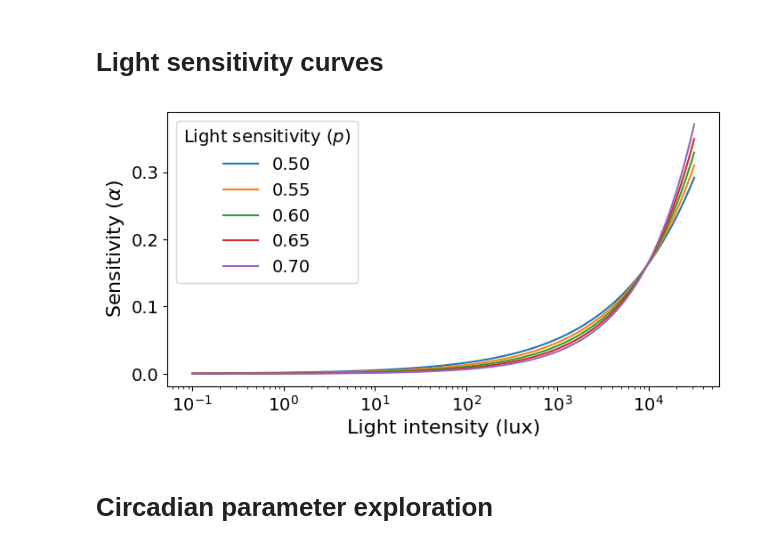
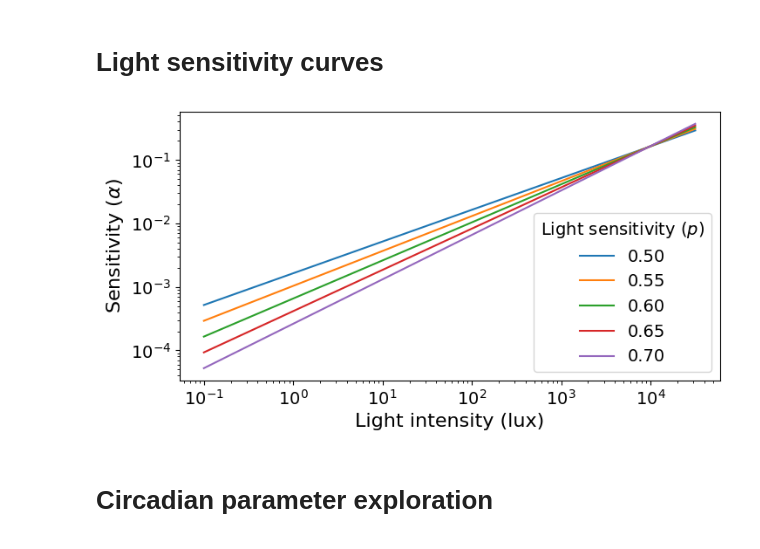
Before and after one commit to ftavella/evening_light_article, a Jupyter notebook: 16_supplemental_figures.ipynb, the cells around one changed output. Drawn from its saved outputs; the diff is of its cells as text; code cells hidden in the pictures.

```diff
--- a/16_supplemental_figures.ipynb
+++ b/16_supplemental_figures.ipynb
@@ -185,21 +185,22 @@ sensitivity = np.vectorize(sensitivity)
 # %%
 p_values = np.array([0.5, 0.55, 0.6, 0.65, 0.7])
 light = np.logspace(-1, 4.5, 1000)
 
 fig, ax = plt.subplots(figsize=figsize)
 ax.set_xscale('log')
 for p in p_values:
     ax.plot(light, sensitivity(light, p), label=f"{p:.2f}")
 
+ax.set_yscale('log')
 ax.set_xlabel('Light intensity (lux)', fontsize=axis_label_fontsize)
 ax.set_ylabel('Sensitivity 'r'$(\alpha)$', fontsize=axis_label_fontsize)
 ax.tick_params(axis='both', which='major', labelsize=tick_label_fontsize)
 
 plt.legend(title='Light sensitivity 'r'$(p)$', fontsize=legend_fontsize, title_fontsize=legend_fontsize)
 plt.savefig('figures/light_sensitivity.png', bbox_inches='tight', dpi=300)
 plt.show()
 # %% [output]
-[figure, old version]
+[figure, new version]
 # %% [markdown]
 # Circadian parameter exploration
 # %%
```
Also changed, not shown: 1 other file.
